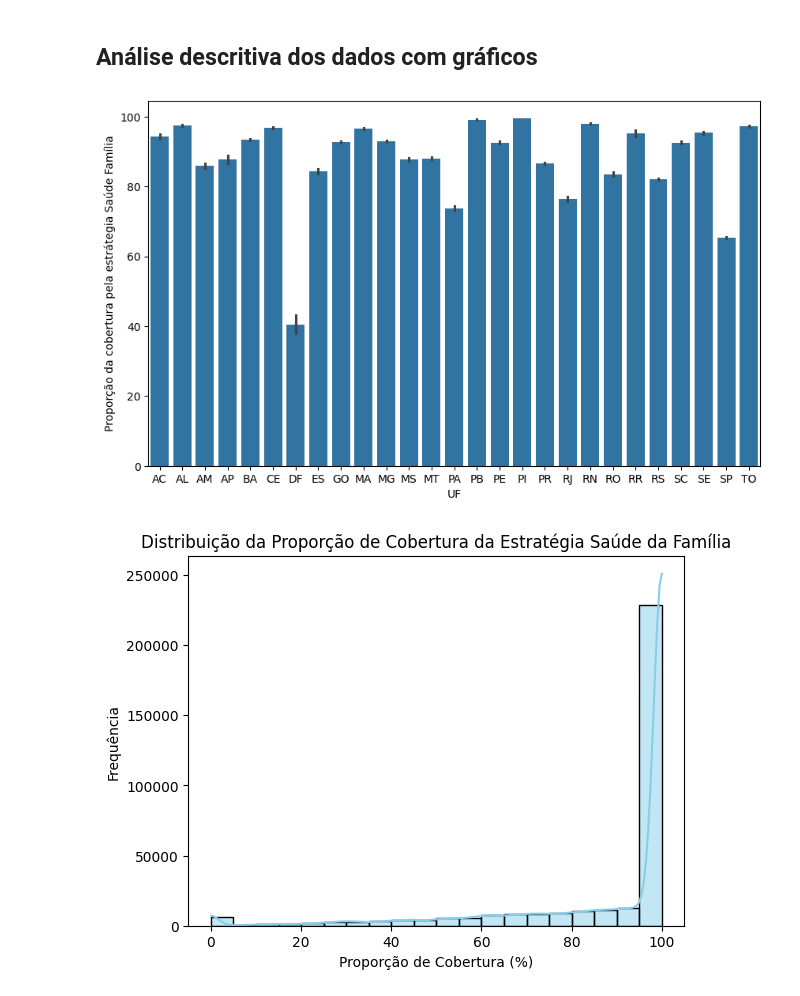
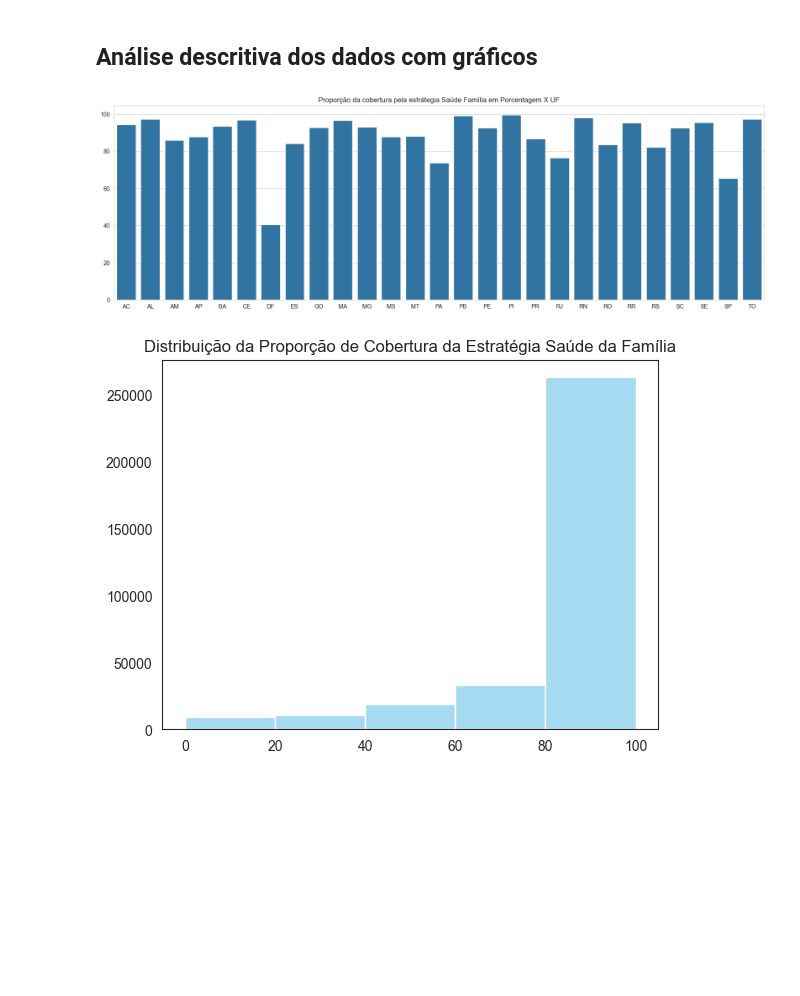
Before and after one commit to EnzoSBDias/Analise-de-Dados-Cobertura-da-Atencao-Basica, a Jupyter notebook: main.ipynb, the cells around one changed output. Saved outputs shown, nothing was run; the diff lists cells and outputs as text; code cells hidden in the pictures; blank space fills up the shorter version.

Commit message:
Requirements e finalização de gráficos.

```diff
--- a/main.ipynb
+++ b/main.ipynb
@@ -119,29 +119,31 @@ df_novo.describe().T
 # %% [markdown]
 ## Análise descritiva dos dados com gráficos
 # %%
-# Exemplo de gráfico com Seaborn
-plt.figure(figsize=(10, 6))
-ax = sns.barplot(x="sigla_uf", y="proporcao_cobertura_estrategia_saude_familia", data=df_novo)
-# # Customizar o eixo Y para mostrar valores em milhares
-# formatter = FuncFormatter(lambda x, _: f'{x/1000:.0f}')
-# ax.yaxis.set_major_formatter(formatter)
+# Gráfico de proporção da cobertura de estratégia saúde familiar por UF
+plt.figure(figsize=(20, 6))
+sns.set_style("whitegrid")
 
-# # Ajustar as labels do eixo X, caso necessário
-# plt.xticks(rotation=90)
-
-plt.xlabel('UF')
-plt.ylabel('Proporção da cobertura pela estrátegia Saúde Família')
+ax = sns.barplot(x="sigla_uf",
+                y="proporcao_cobertura_estrategia_saude_familia",
+                data=df_novo,
+                errorbar=None
+)
+#ax.grid(True, axis='y', linestyle='--', alpha=0.5)
+plt.title("Proporção da cobertura pela estrátegia Saúde Família em Porcentagem X UF")
+plt.xlabel('')
+plt.ylabel('')
 plt.show()
 # %% [output]
-[figure, old version]
+[figure, new version]
 # %%
 # Plotando o histograma
-sns.histplot(df_novo['proporcao_cobertura_estrategia_saude_familia'], kde=True, bins=20, color='skyblue')
+sns.set_style("white")
+sns.histplot(df_novo['proporcao_cobertura_estrategia_saude_familia'], kde=False, bins=5, color='skyblue')
 plt.title('Distribuição da Proporção de Cobertura da Estratégia Saúde da Família')
-plt.xlabel('Proporção de Cobertura (%)')
-plt.ylabel('Frequência')
+plt.xlabel('')
+plt.ylabel('')
 plt.show()
 # %% [output]
-[figure, old version]
+[figure, new version]
 # %%
 # Boxplot da carga horária médica por ano
```
Also changed, not shown: parts of 7 cells of this notebook, 1 other file.
